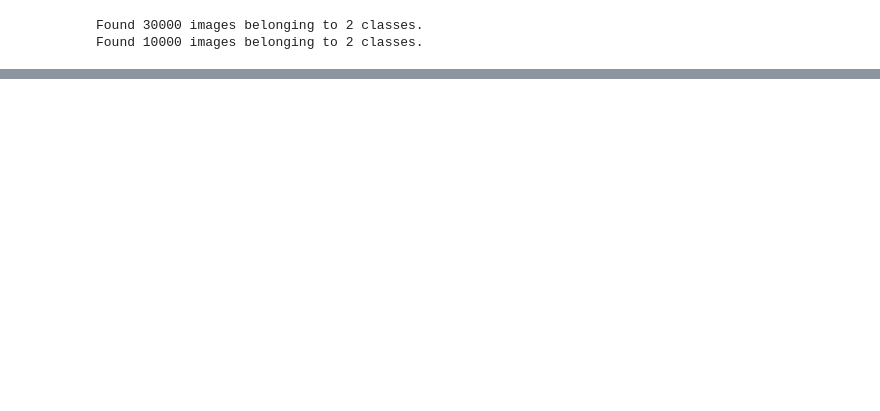
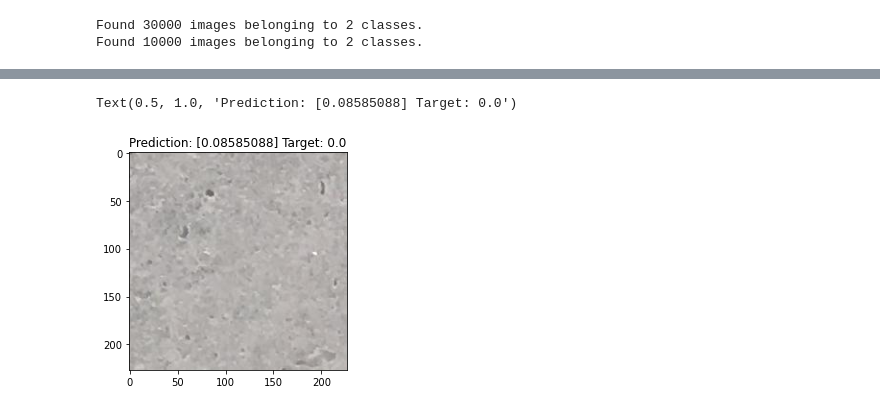
Before and after one commit to T-rex007/Damage_Classification, a Jupyter notebook: Crack_Detector_training.ipynb, the cells around one changed output, grey strips where cells are left out. Cells and saved outputs as stored; diff of their text form; code cells hidden in the pictures; blank space fills up the shorter version.

```diff
--- a/Crack_Detector_training.ipynb
+++ b/Crack_Detector_training.ipynb
@@ -188,0 +221,7 @@ dataset.as_numpy_iterator().next()
+# %%
+i = 1
+plt.imshow(t[0][i])
+plt.title("Prediction: {} Target: {}".format(pred[i], t[1][i]))
+# %% [output]
+Text(0.5, 1.0, 'Prediction: [0.08585088] Target: 0.0')
+[figure, added]
```
Also changed, not shown: parts of 29 cells of this notebook, 2 other files.
